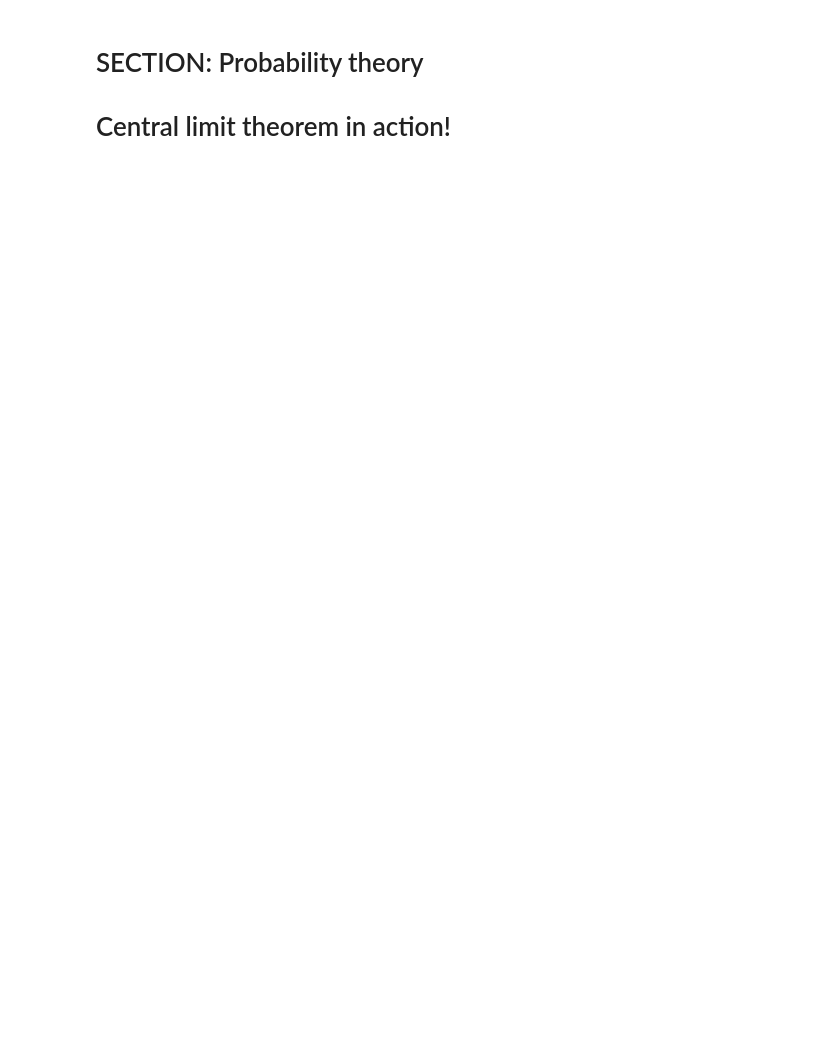
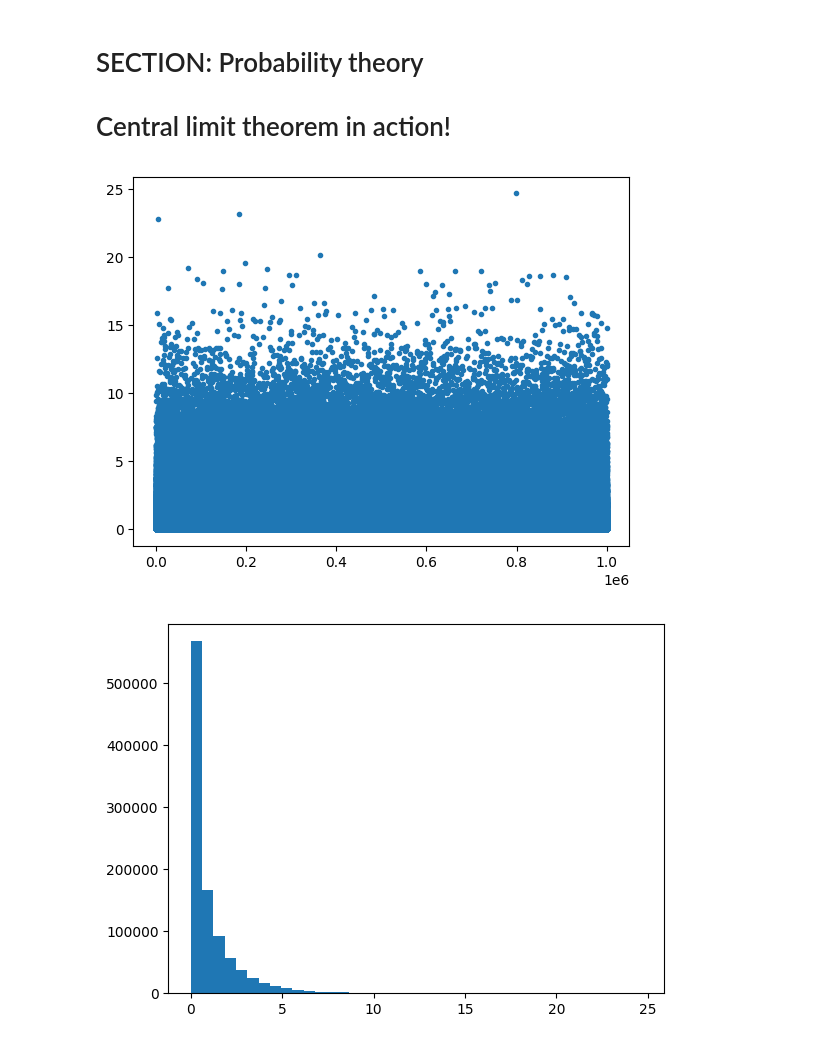
Before and after one commit to SiracencoSerghei/Statistics_and_ML, a Jupyter notebook: 2.4_probability_theory/stats_probtheory_CentralLimitTheorem.ipynb, the cells around one changed output. Drawn from its saved outputs; the diff is of its cells as text; code cells hidden in the pictures; blank space fills up the shorter version.

```diff
--- a/2.4_probability_theory/stats_probtheory_CentralLimitTheorem.ipynb
+++ b/2.4_probability_theory/stats_probtheory_CentralLimitTheorem.ipynb
@@ -8,18 +10,21 @@ import numpy as np
 # %%
 ## create data from a power-law distribution
 
 # data
-N = 1000000
+N = 1_000_000
 data = np.random.randn(N)**2
 # alternative data
 # data = np.sin(np.linspace(0,10*np.pi,N))
 
 # show the distribution
 plt.plot(data,'.')
 plt.show()
 
 plt.hist(data,40)
 plt.show()
+# %% [output]
+[figure, added]
+[figure, added]
 # %%
 ## repeated samples of the mean
 
```
Also changed, not shown: parts of 3 cells of this notebook.
